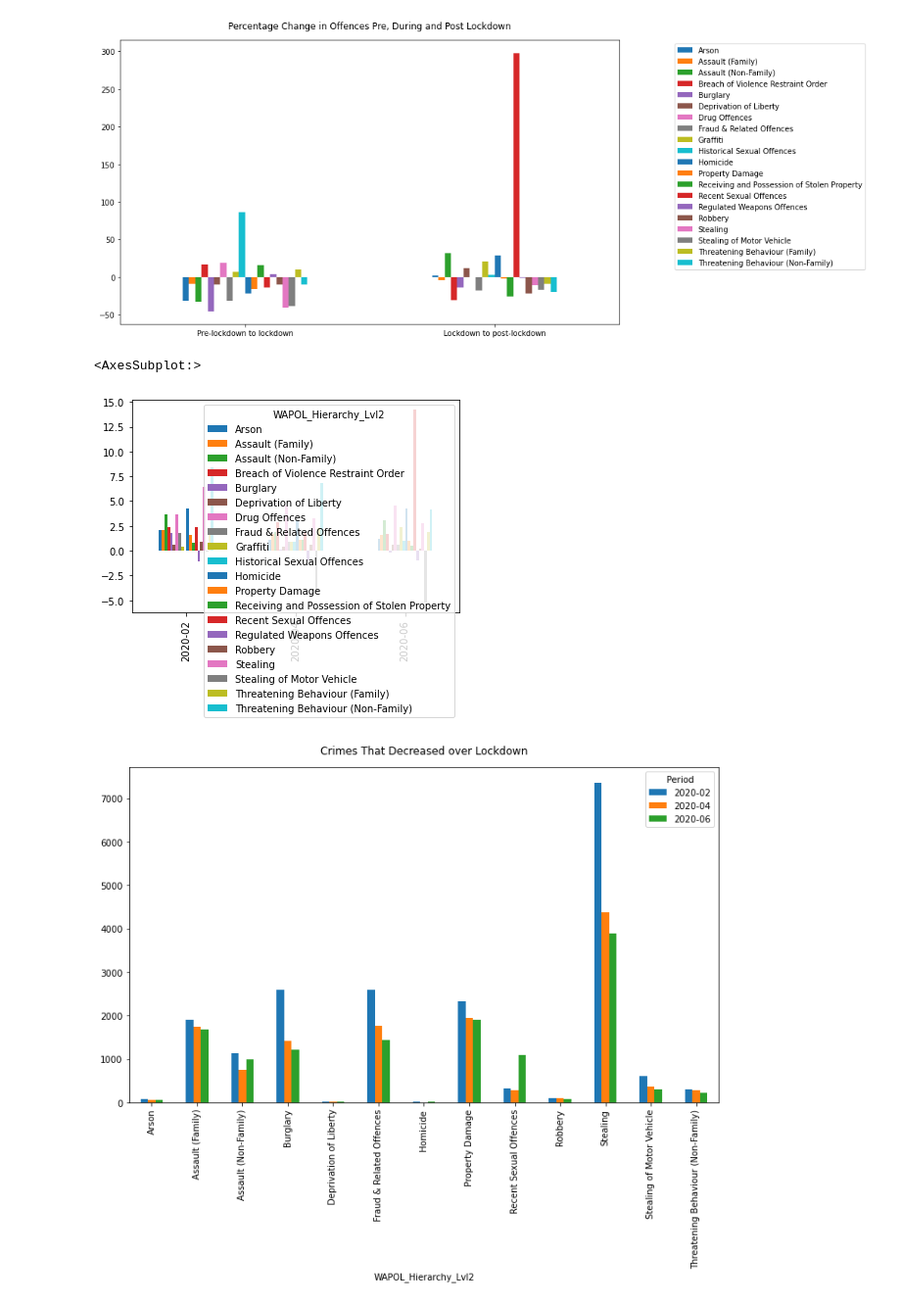
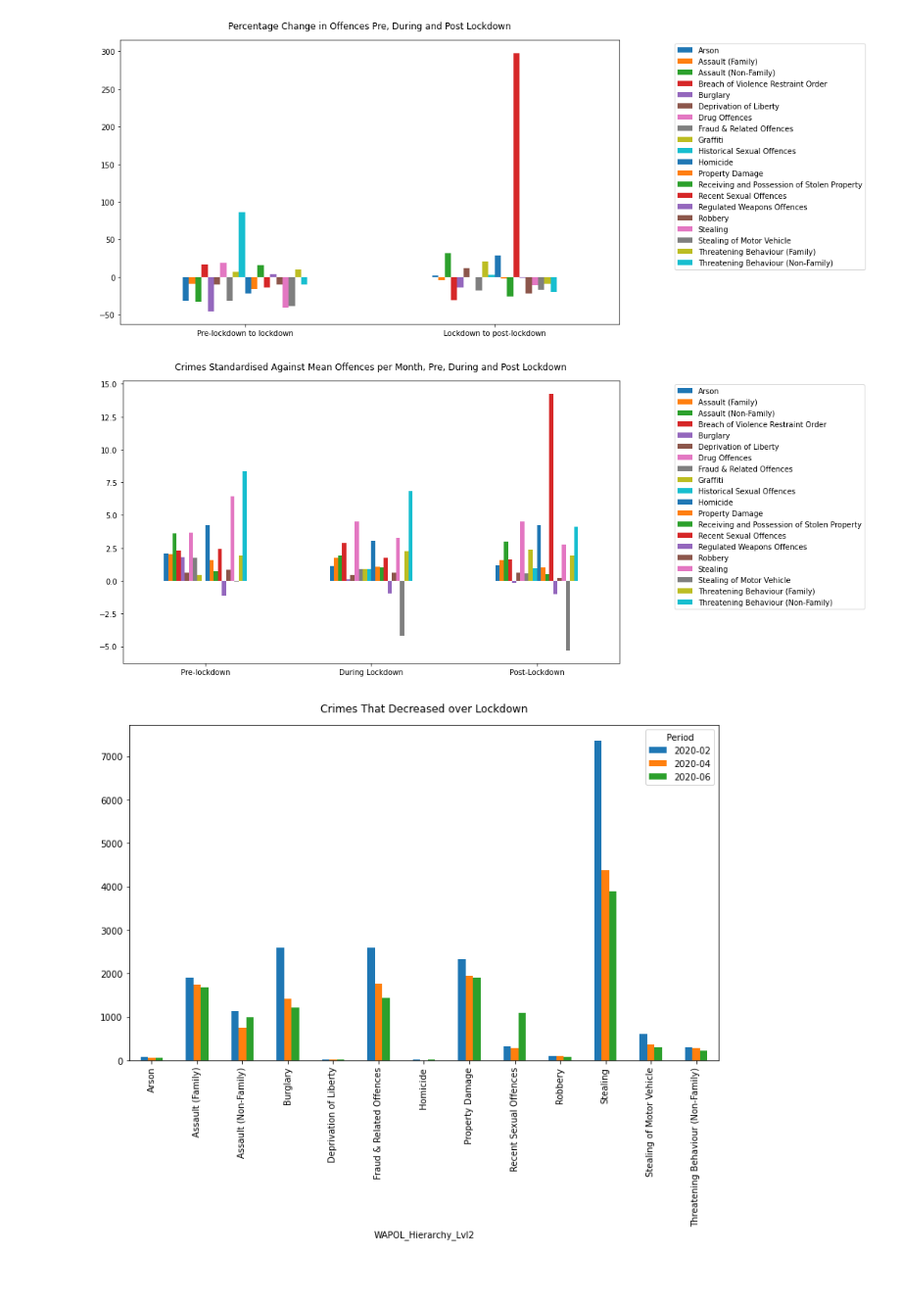
Before and after one commit to FernB/WACrimeRatesCovid19, a Jupyter notebook: WACrimeStatistics.ipynb, the cells around one changed output. Shown at 98% size. Drawn from its saved outputs; the diff is of its cells as text; code cells hidden in the pictures; blank space fills up the shorter version.

Commit message:
more standardised graphs

```diff
--- a/WACrimeStatistics.ipynb
+++ b/WACrimeStatistics.ipynb
@@ -602,25 +602,31 @@ plt.show()
 # %%
 
 mean = yearlycrimespivotwa.T
 std = yearlystdpivotwa.T
 
 sdf = pd.merge(Transposed2,mean["2019"],on='WAPOL_Hierarchy_Lvl2')
 sdf = pd.merge(sdf,std["2019"],on='WAPOL_Hierarchy_Lvl2')
 mean["2019"]
 std["2019"]
 standardised = (Transposed2["2020-02"]-mean['2019'])/std["2019"]
 
 
 #df = sdf.apply(lambda x: Transposed2[x] in ['b', 'f'] else x, axis=1)
 # #df = sdf.apply(lambda x: max(len(x['2020-2']), len(x['b'])), axis=1)
 std_df = pd.DataFrame()
 # hotel_df.loc[index, 'Hotel Name'] = results[0]['name']
 for column in Transposed2:
     std_df[column] = (Transposed2[column]-mean['2019'])/std["2019"]
-std_df.T.plot(kind="bar")
+plotstd = std_df.T.copy()
+plotstd.index = ["Pre-lockdown", "During Lockdown","Post-Lockdown"]
+plotstd.plot(kind='bar',figsize=(12,7))
+plt.legend(bbox_to_anchor = (1.5, 1.0))
+plt.xticks(rotation=360)
+plt.title("Crimes Standardised Against 2019 Mean Offences per Month, Pre, During and Post Lockdown", pad=15)
+plt.savefig("standardisedcrimes.png",bbox_inches='tight')
+plt.show()
 # %% [output]
-<AxesSubplot:>
-[figure, old version]
+[figure, new version]
 # %%
 # ChangeWAT = ChangeWA.T
 CrimesWAincoverlock = ChangeWAT[ChangeWAT["2020-04"]>0]
```
